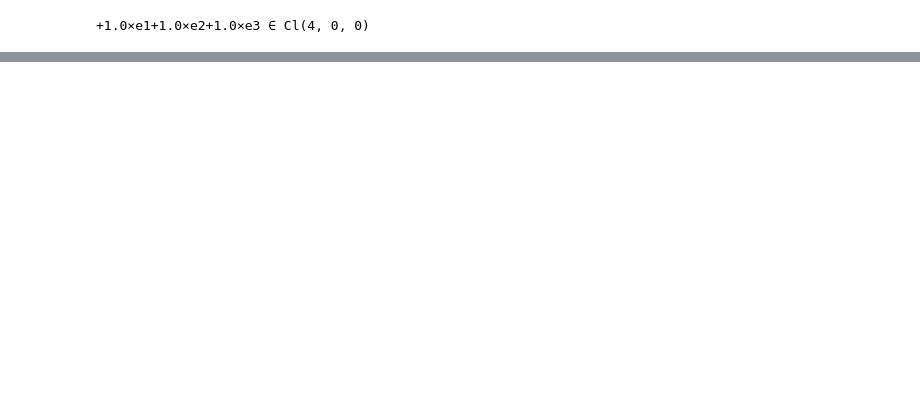
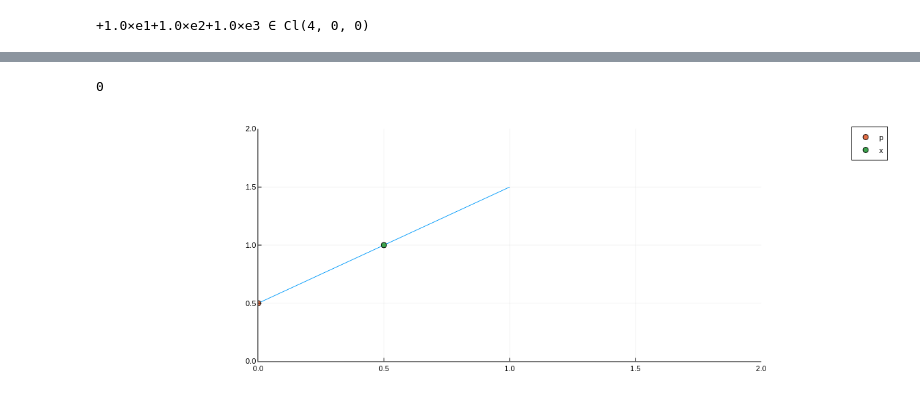
Before and after one commit to davibarreira/Julia_Tutorials, a Jupyter notebook: GeometricAlgebra/Homogeneous Model.ipynb, the cells around one changed output, grey strips where cells are left out. Cells and saved outputs as stored; diff of their text form; code cells hidden in the pictures; blank space fills up the shorter version.

```diff
--- a/GeometricAlgebra/Homogeneous Model.ipynb
+++ b/GeometricAlgebra/Homogeneous Model.ipynb
@@ -98,0 +173,16 @@ p/(inv(e0) ⋅ p) - e0
+# %%
+p = point(0,0.5,0)
+a  = cl.e1 + cl.e2
+l = p ∧ a
+
+# Note that x is in l since the outer product is 0
+x = point(0.5,1.0,0)
+x ∧ l
+# %% [output]
+0
+# %%
+quiver([p.e1],[p.e2],quiver=([a.e1],[a.e2]))
+scatter!([p.e1],[p.e2], xlims=(0,2),ylims=(0,2),aspect_ratio=1,label="p")
+scatter!([x.e1],[x.e2], xlims=(0,2),ylims=(0,2),aspect_ratio=1,label="x")
+# %% [output]
+[figure, added]
```
Also changed, not shown: parts of 11 cells of this notebook, 4 other files.
